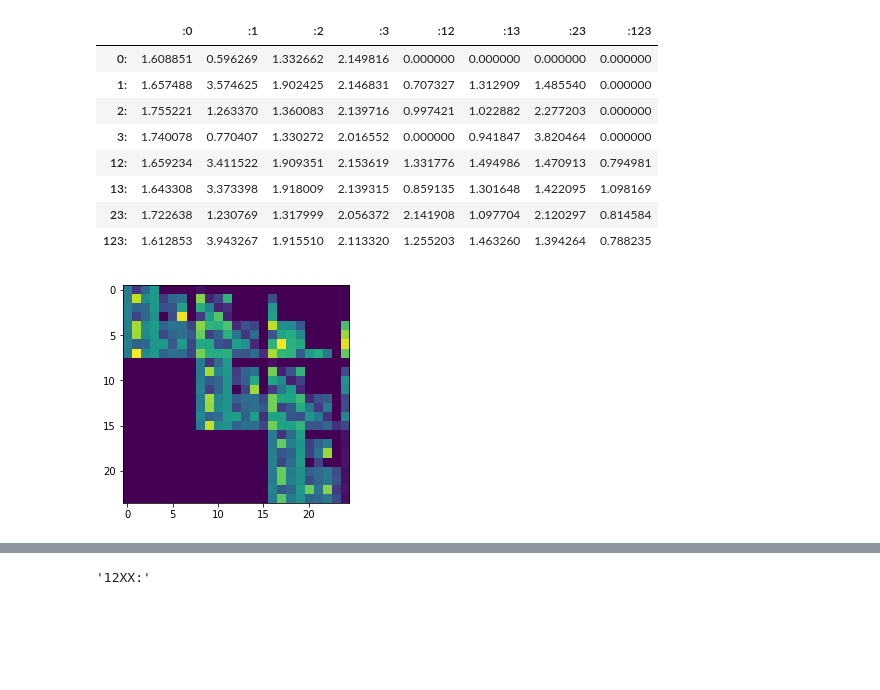
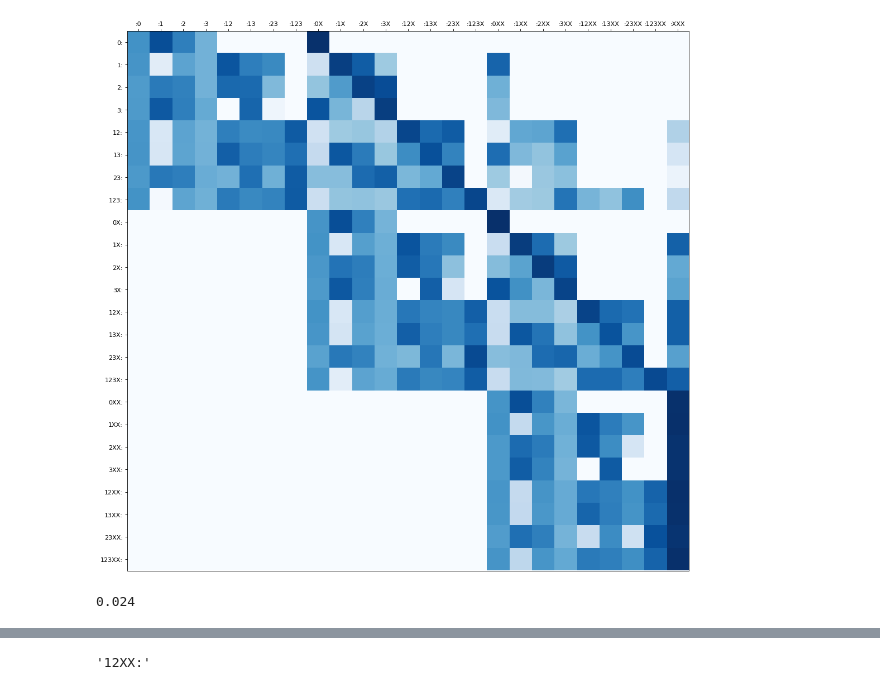
Before and after one commit to seancarverphd/bbanalysis, a Jupyter notebook: code/transition_heatmap.ipynb, the cells around one changed output, grey strips where cells are left out. Drawn from its saved outputs; the diff is of its cells as text; code cells hidden in the pictures; blank space fills up the shorter version.

Commit message:
Finished with heatmaps

```diff
--- a/code/transition_heatmap.ipynb
+++ b/code/transition_heatmap.ipynb
@@ -46,7 +46,7 @@ def list_conceivables():
             conceivables.append(s0+s1)
     return(conceivables)
 # %%
-df = pd.DataFrame(np.zeros((24,25)))
+df = pd.DataFrame(np.zeros((24,25))+4)
 df.index = list_from_states()
 df.columns = list_to_states()
 # %%
@@ -57,19 +57,23 @@ for i in range(len(transitions)):
     u = transitions.iloc[i,:].u_conditional
     df.loc[old,new] = u
 # %%
-df.iloc[0:8,0:8]
+detail = df.iloc[0:8,0:8]
-# %% [output]
-|  | :0 | :1 | :2 | :3 | :12 | :13 | :23 | :123 |
-| 0: | 1.608851 | 0.596269 | 1.332662 | 2.149816 | 0.000000 | 0.000000 | 0.000000 | 0.000000 |
-| 1: | 1.657488 | 3.574625 | 1.902425 | 2.146831 | 0.707327 | 1.312909 | 1.485540 | 0.000000 |
-| 2: | 1.755221 | 1.263370 | 1.360083 | 2.139716 | 0.997421 | 1.022882 | 2.277203 | 0.000000 |
-| 3: | 1.740078 | 0.770407 | 1.330272 | 2.016552 | 0.000000 | 0.941847 | 3.820464 | 0.000000 |
-| 12: | 1.659234 | 3.411522 | 1.909351 | 2.153619 | 1.331776 | 1.494986 | 1.470913 | 0.794981 |
-| 13: | 1.643308 | 3.373398 | 1.918009 | 2.139315 | 0.859135 | 1.301648 | 1.422095 | 1.098169 |
-| 23: | 1.722638 | 1.230769 | 1.317999 | 2.056372 | 2.141908 | 1.097704 | 2.120297 | 0.814584 |
-| 123: | 1.612853 | 3.943267 | 1.915510 | 2.113320 | 1.255203 | 1.463260 | 1.394264 | 0.788235 |
-# %%
-fig, ax = plt.subplots()
-im = plt.imshow(np.array(df))
-# %% [output]
-[figure, removed]
+# %%
+fig=plt.figure(figsize=(18, 16), dpi= 80, facecolor='w', edgecolor='k')
+ax = plt.subplot(1,1,1)
+im = plt.imshow(np.array(df), cmap=plt.get_cmap('Blues_r'))
+ax.set_xticks(np.arange(25))
+ax.set_yticks(np.arange(24))
+ax.set_xticklabels(list_to_states())
+ax.set_yticklabels(list_from_states())
+ax.xaxis.tick_top()
+ax.tick_params(axis='both', which='major', labelsize=10)
+cmap0 = plt.get_cmap('Blues_r')
+plt.savefig('whole.pdf',format='pdf')
+pass
+# %% [output]
+[figure, added]
+# %%
+np.array(0.0236367604).round(decimals=3)
+# %% [output]
+0.024
```
Also changed, not shown: parts of 1 cell of this notebook, 2 other files.
